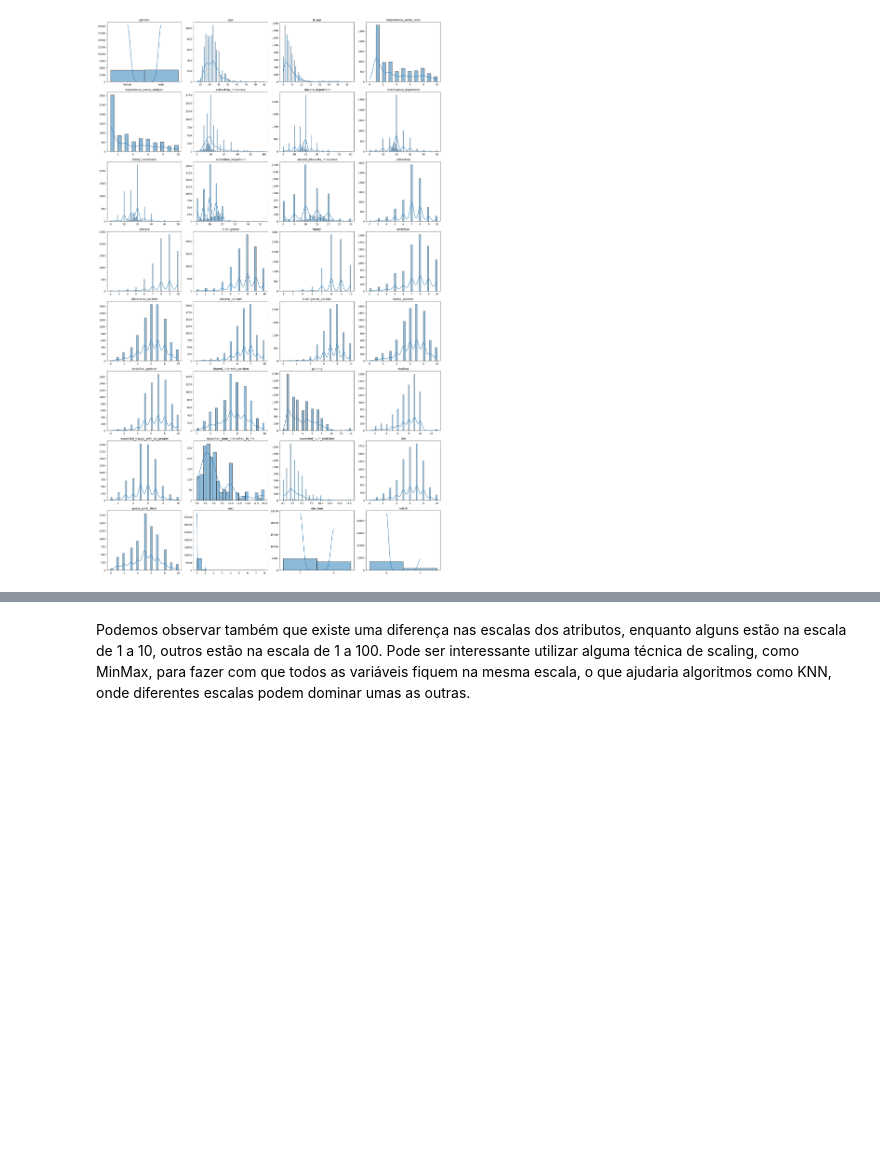
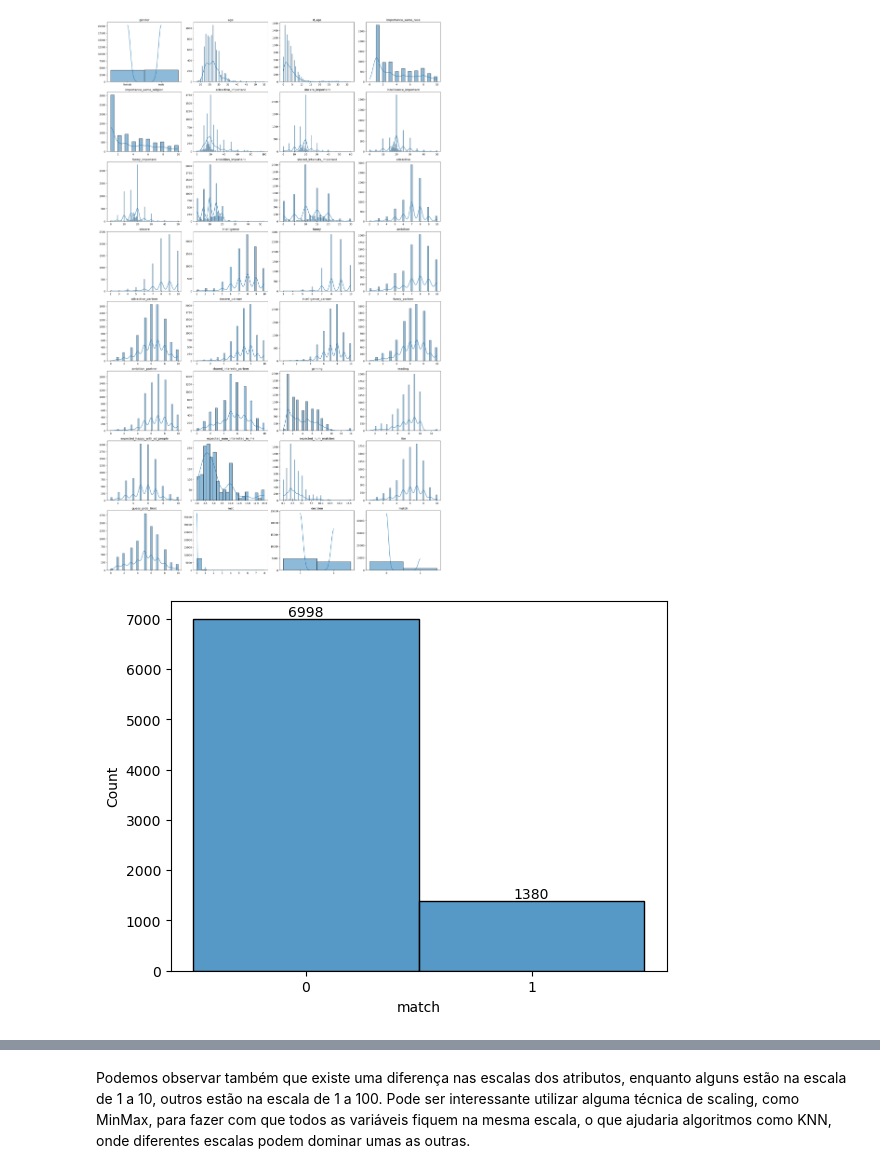
Before and after one commit to FrederickAlmeida/SpeedDating, a Jupyter notebook: eda_fred.ipynb, the cells around one changed output, grey strips where cells are left out. Saved outputs shown, nothing was run; the diff lists cells and outputs as text; code cells hidden in the pictures; blank space fills up the shorter version.

Commit message:
add more plots

```diff
--- a/eda_fred.ipynb
+++ b/eda_fred.ipynb
@@ -136,5 +136,12 @@ plt.tight_layout()
 plt.show()
 # %% [output]
 [figure]
+# %%
+ax = sns.histplot(df['match'])
+for container in ax.containers:
+    ax.bar_label(container)
+plt.show()
+# %% [output]
+[figure, added]
 # %% [markdown]
 Podemos fazer algumas observações a partir desses gráficos:
```
Also changed, not shown: parts of 3 cells of this notebook.
